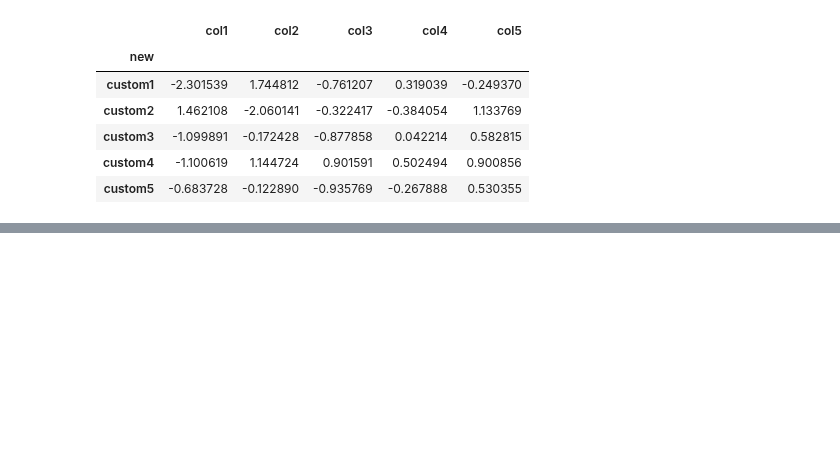
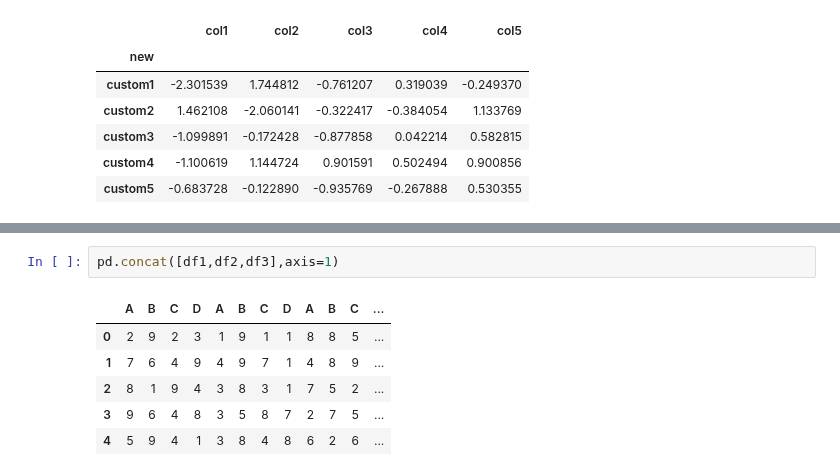
Before and after one commit to RishatTalukder/Machine-Learning-Zero-to-Hero, a Jupyter notebook: 3_Pandas/5_Intro_into_Pandas.ipynb, the cells around one changed output, grey strips where cells are left out. Drawn from its saved outputs; the diff is of its cells as text; blank space fills up the shorter version.

```diff
--- a/3_Pandas/5_Intro_into_Pandas.ipynb
+++ b/3_Pandas/5_Intro_into_Pandas.ipynb
@@ -778,0 +1405,9 @@ Well,
+# %%
+pd.concat([df1,df2,df3],axis=1)
+# %% [output]
+|  | A | B | C | D | A | B | C | D | A | B | C | ... |
+| 0 | 2 | 9 | 2 | 3 | 1 | 9 | 1 | 1 | 8 | 8 | 5 | ... |
+| 1 | 7 | 6 | 4 | 9 | 4 | 9 | 7 | 1 | 4 | 8 | 9 | ... |
+| 2 | 8 | 1 | 9 | 4 | 3 | 8 | 3 | 1 | 7 | 5 | 2 | ... |
+| 3 | 9 | 6 | 4 | 8 | 3 | 5 | 8 | 7 | 2 | 7 | 5 | ... |
+| 4 | 5 | 9 | 4 | 1 | 3 | 8 | 4 | 8 | 6 | 2 | 6 | ... |
```
Also changed, not shown: parts of 133 cells of this notebook, 3 other files.
